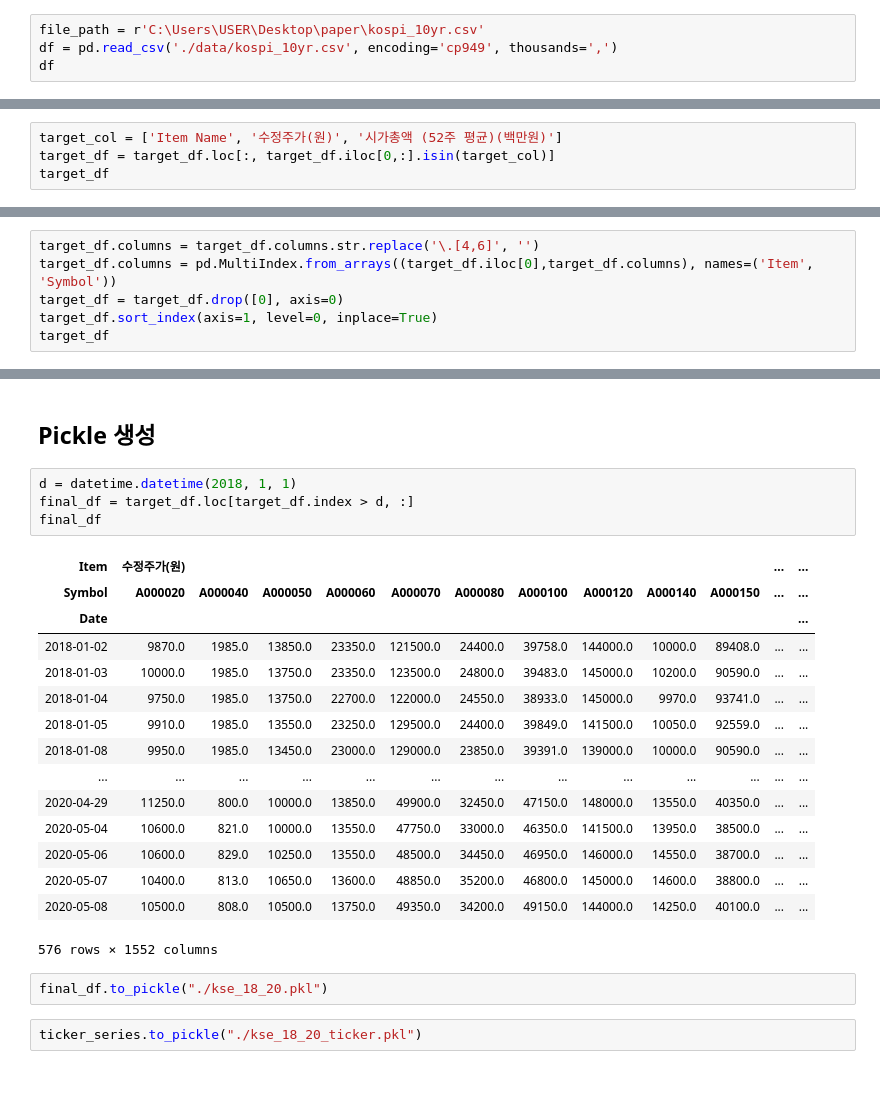
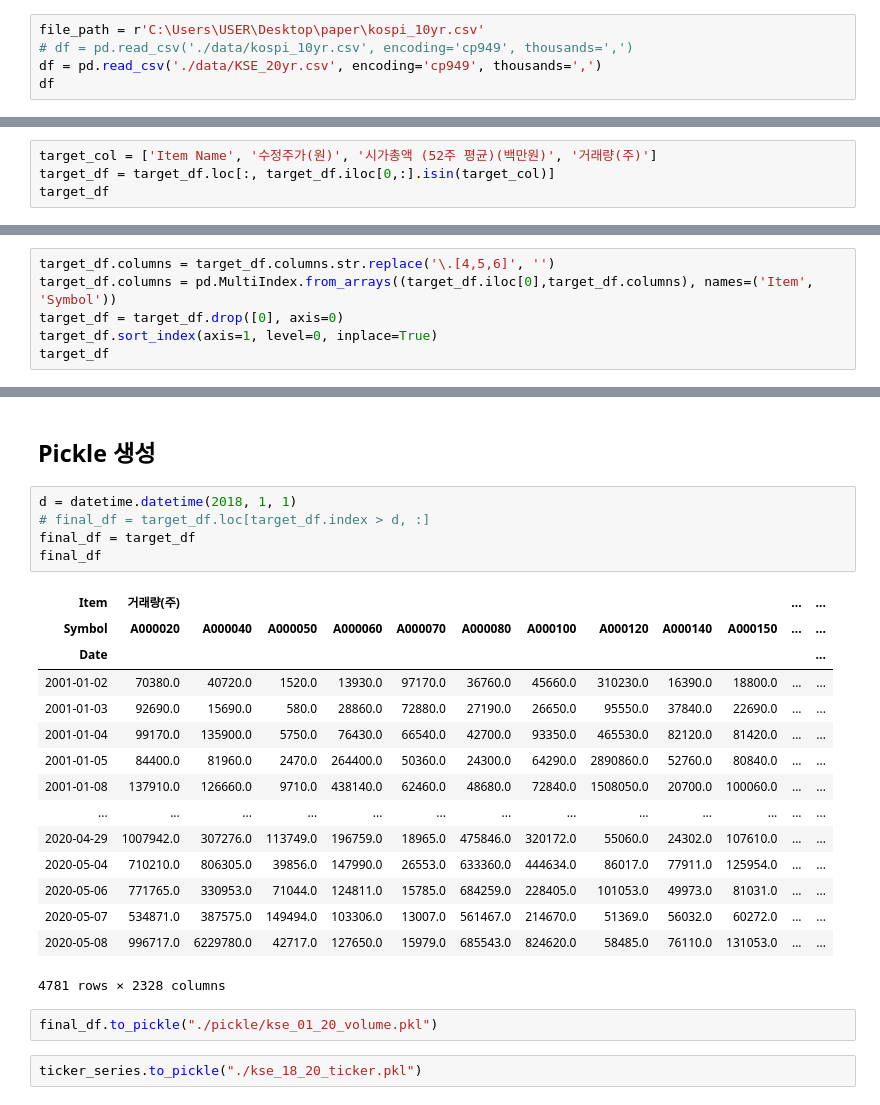
Before and after one commit to cocobolla/Thesis_paper, a Jupyter notebook: PCA_Pairs_Trading_Pickle_Maker.ipynb, the cells around one changed output, grey strips where cells are left out. Saved outputs shown, nothing was run; the diff lists cells and outputs as text.

```diff
--- a/PCA_Pairs_Trading_Pickle_Maker.ipynb
+++ b/PCA_Pairs_Trading_Pickle_Maker.ipynb
@@ -7,7 +7,8 @@ import matplotlib.pyplot as plt
 import datetime
 # %%
 file_path = r'C:\Users\USER\Desktop\paper\kospi_10yr.csv'
-df = pd.read_csv('./data/kospi_10yr.csv', encoding='cp949', thousands=',')
+# df = pd.read_csv('./data/kospi_10yr.csv', encoding='cp949', thousands=',')
+df = pd.read_csv('./data/KSE_20yr.csv', encoding='cp949', thousands=',')
 df
 # %% [output]
 |  | Symbol | A005930 | A005930.1 | A005930.2 | A005930.3 | A005930.4 | A005930.5 | A005930.6 | A000660 | ... |
@@ -83,7 +84,7 @@ target_df
 # %% [markdown]
 ### Multi Index 재구조화
 # %%
-target_col = ['Item Name', '수정주가(원)', '시가총액 (52주 평균)(백만원)']
+target_col = ['Item Name', '수정주가(원)', '시가총액 (52주 평균)(백만원)', '거래량(주)']
 target_df = target_df.loc[:, target_df.iloc[0,:].isin(target_col)]
 target_df
 # %% [output]
@@ -103,5 +104,5 @@ target_df
 # %%
-target_df.columns = target_df.columns.str.replace('\.[4,6]', '')
+target_df.columns = target_df.columns.str.replace('\.[4,5,6]', '')
 target_df.columns = pd.MultiIndex.from_arrays((target_df.iloc[0],target_df.columns), names=('Item', 'Symbol'))
 target_df = target_df.drop([0], axis=0)
 target_df.sort_index(axis=1, level=0, inplace=True)
@@ -268,25 +269,26 @@ Length: 819, dtype: int64
 ## Pickle 생성
 # %%
 d = datetime.datetime(2018, 1, 1)
-final_df = target_df.loc[target_df.index > d, :]
+# final_df = target_df.loc[target_df.index > d, :]
+final_df = target_df
 final_df
 # %% [output]
-| Item | 수정주가(원) |  |  |  |  |  |  |  |  |  | ... | ... |
+| Item | 거래량(주) |  |  |  |  |  |  |  |  |  | ... | ... |
 | Symbol | A000020 | A000040 | A000050 | A000060 | A000070 | A000080 | A000100 | A000120 | A000140 | A000150 | ... | ... |
 | Date |  |  |  |  |  |  |  |  |  |  |  | ... |
-| 2018-01-02 | 9870.0 | 1985.0 | 13850.0 | 23350.0 | 121500.0 | 24400.0 | 39758.0 | 144000.0 | 10000.0 | 89408.0 | ... | ... |
-| 2018-01-03 | 10000.0 | 1985.0 | 13750.0 | 23350.0 | 123500.0 | 24800.0 | 39483.0 | 145000.0 | 10200.0 | 90590.0 | ... | ... |
-| 2018-01-04 | 9750.0 | 1985.0 | 13750.0 | 22700.0 | 122000.0 | 24550.0 | 38933.0 | 145000.0 | 9970.0 | 93741.0 | ... | ... |
-| 2018-01-05 | 9910.0 | 1985.0 | 13550.0 | 23250.0 | 129500.0 | 24400.0 | 39849.0 | 141500.0 | 10050.0 | 92559.0 | ... | ... |
-| 2018-01-08 | 9950.0 | 1985.0 | 13450.0 | 23000.0 | 129000.0 | 23850.0 | 39391.0 | 139000.0 | 10000.0 | 90590.0 | ... | ... |
+| 2001-01-02 | 70380.0 | 40720.0 | 1520.0 | 13930.0 | 97170.0 | 36760.0 | 45660.0 | 310230.0 | 16390.0 | 18800.0 | ... | ... |
+| 2001-01-03 | 92690.0 | 15690.0 | 580.0 | 28860.0 | 72880.0 | 27190.0 | 26650.0 | 95550.0 | 37840.0 | 22690.0 | ... | ... |
+| 2001-01-04 | 99170.0 | 135900.0 | 5750.0 | 76430.0 | 66540.0 | 42700.0 | 93350.0 | 465530.0 | 82120.0 | 81420.0 | ... | ... |
+| 2001-01-05 | 84400.0 | 81960.0 | 2470.0 | 264400.0 | 50360.0 | 24300.0 | 64290.0 | 2890860.0 | 52760.0 | 80840.0 | ... | ... |
+| 2001-01-08 | 137910.0 | 126660.0 | 9710.0 | 438140.0 | 62460.0 | 48680.0 | 72840.0 | 1508050.0 | 20700.0 | 100060.0 | ... | ... |
 | ... | ... | ... | ... | ... | ... | ... | ... | ... | ... | ... | ... | ... |
-| 2020-04-29 | 11250.0 | 800.0 | 10000.0 | 13850.0 | 49900.0 | 32450.0 | 47150.0 | 148000.0 | 13550.0 | 40350.0 | ... | ... |
-| 2020-05-04 | 10600.0 | 821.0 | 10000.0 | 13550.0 | 47750.0 | 33000.0 | 46350.0 | 141500.0 | 13950.0 | 38500.0 | ... | ... |
-| 2020-05-06 | 10600.0 | 829.0 | 10250.0 | 13550.0 | 48500.0 | 34450.0 | 46950.0 | 146000.0 | 14550.0 | 38700.0 | ... | ... |
-| 2020-05-07 | 10400.0 | 813.0 | 10650.0 | 13600.0 | 48850.0 | 35200.0 | 46800.0 | 145000.0 | 14600.0 | 38800.0 | ... | ... |
-| 2020-05-08 | 10500.0 | 808.0 | 10500.0 | 13750.0 | 49350.0 | 34200.0 | 49150.0 | 144000.0 | 14250.0 | 40100.0 | ... | ... |
+| 2020-04-29 | 1007942.0 | 307276.0 | 113749.0 | 196759.0 | 18965.0 | 475846.0 | 320172.0 | 55060.0 | 24302.0 | 107610.0 | ... | ... |
+| 2020-05-04 | 710210.0 | 806305.0 | 39856.0 | 147990.0 | 26553.0 | 633360.0 | 444634.0 | 86017.0 | 77911.0 | 125954.0 | ... | ... |
+| 2020-05-06 | 771765.0 | 330953.0 | 71044.0 | 124811.0 | 15785.0 | 684259.0 | 228405.0 | 101053.0 | 49973.0 | 81031.0 | ... | ... |
+| 2020-05-07 | 534871.0 | 387575.0 | 149494.0 | 103306.0 | 13007.0 | 561467.0 | 214670.0 | 51369.0 | 56032.0 | 60272.0 | ... | ... |
+| 2020-05-08 | 996717.0 | 6229780.0 | 42717.0 | 127650.0 | 15979.0 | 685543.0 | 824620.0 | 58485.0 | 76110.0 | 131053.0 | ... | ... |
-576 rows × 1552 columns
+4781 rows × 2328 columns
 # %%
-final_df.to_pickle("./kse_18_20.pkl")
+final_df.to_pickle("./pickle/kse_01_20_volume.pkl")
 # %%
 ticker_series.to_pickle("./kse_18_20_ticker.pkl")
```
Also changed, not shown: parts of 13 cells of this notebook, 5 other files.
